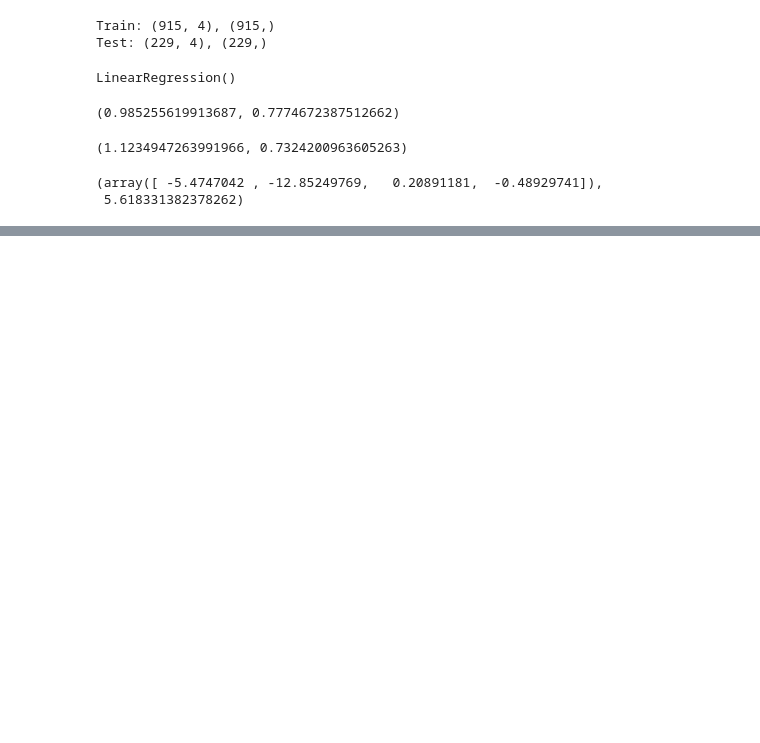
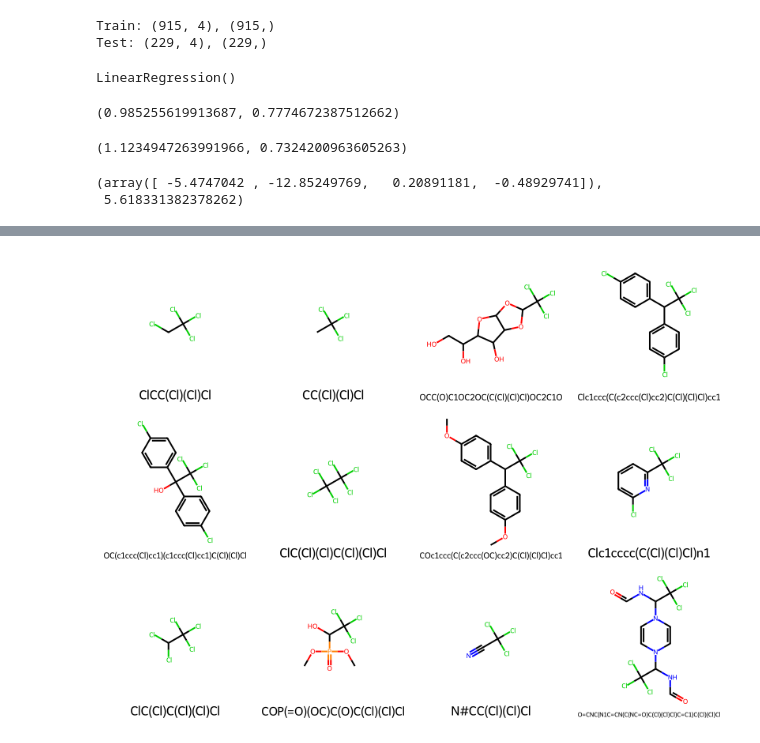
Before and after one commit to 2253shubham/Machine_Learning_personal_learning, a Jupyter notebook: learning_2_Delaney_dataset.ipynb, the cells around one changed output, grey strips where cells are left out. Drawn from its saved outputs; the diff is of its cells as text; code cells hidden in the pictures; blank space fills up the shorter version.

```diff
--- a/learning_2_Delaney_dataset.ipynb
+++ b/learning_2_Delaney_dataset.ipynb
@@ -106,0 +155,9 @@ fig.show()
+# %%
+# Checking if substructure of mol[1] is present in other molecules and displaying them
+subms = [x for x in mol if x.HasSubstructMatch(mol[1])]
+AllChem.Compute2DCoords(mol[1])
+for m in subms:
+  _ = AllChem.GenerateDepictionMatching2DStructure(m,mol[1])
+display(Draw.MolsToGridImage(subms,molsPerRow=4,subImgSize=(200,200), legends=[Chem.MolToSmiles(i) for i in subms]))
+# %% [output]
+[figure, added]
```
Also changed, not shown: parts of 41 cells of this notebook.
